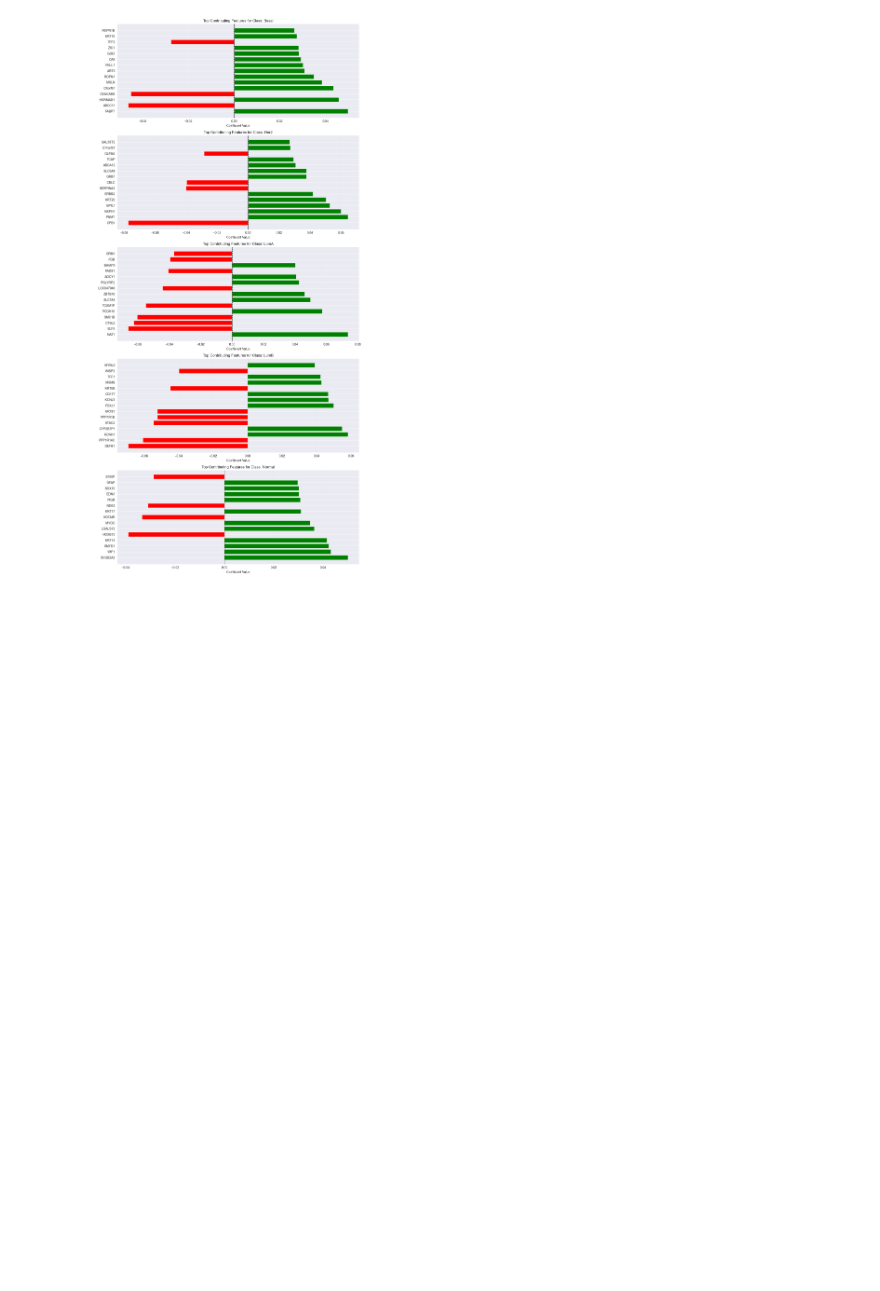
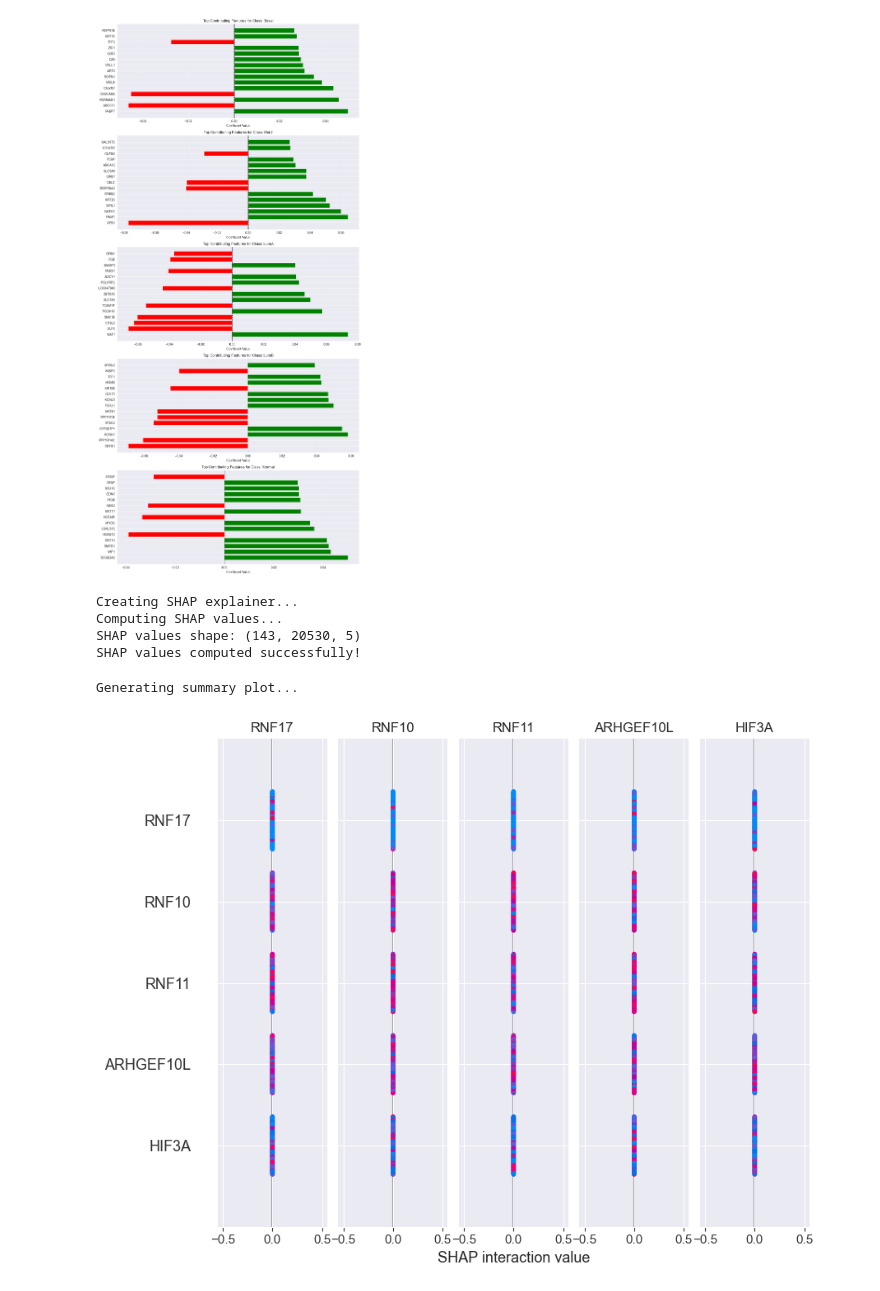
Before and after one commit to Aidinferaz/breast-cancer-pam50-xai-classification, a Jupyter notebook: White-Box Model/LogisticRegression.ipynb, the cells around one changed output. Drawn from its saved outputs; the diff is of its cells as text; code cells hidden in the pictures; blank space fills up the shorter version.

Commit message:
Using SHAP as a XAI Tools to get more insight of the model decision

```diff
--- a/White-Box Model/LogisticRegression.ipynb
+++ b/White-Box Model/LogisticRegression.ipynb
@@ -330,3 +334,26 @@ plt.tight_layout()
 plt.show()
 # %% [output]
 [figure]
+# %%
+# Initialize SHAP explainer for linear models
+print("Creating SHAP explainer...")
+explainer = shap.LinearExplainer(lasso, X_train_scaled, feature_perturbation="interventional")
+
+# Calculate SHAP values for validation set
+print("Computing SHAP values...")
+shap_values = explainer.shap_values(X_val_scaled)
+
+print(f"SHAP values shape: {np.array(shap_values).shape}")
+print("SHAP values computed successfully!")
+# %% [output]
+Creating SHAP explainer...
+Computing SHAP values...
+SHAP values shape: (143, 20530, 5)
+SHAP values computed successfully!
+# %%
+# 1. Summary Plot - Global Feature Importance
+print("Generating summary plot...")
+shap.summary_plot(shap_values, X_val_scaled, feature_names=feature_cols, class_names=le.classes_)
+# %% [output]
+Generating summary plot...
+[figure, added]
```
Also changed, not shown: parts of 5 cells of this notebook.
